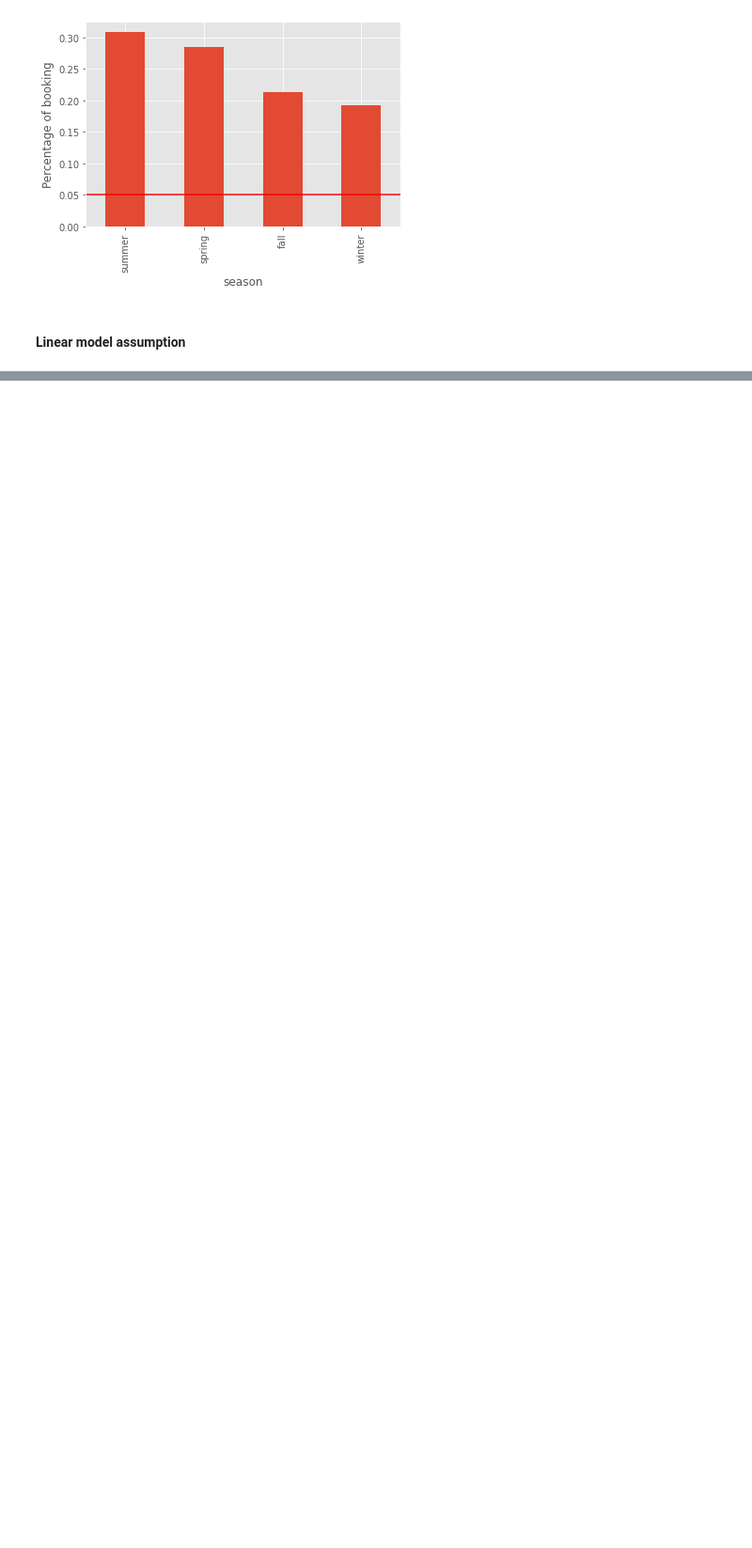
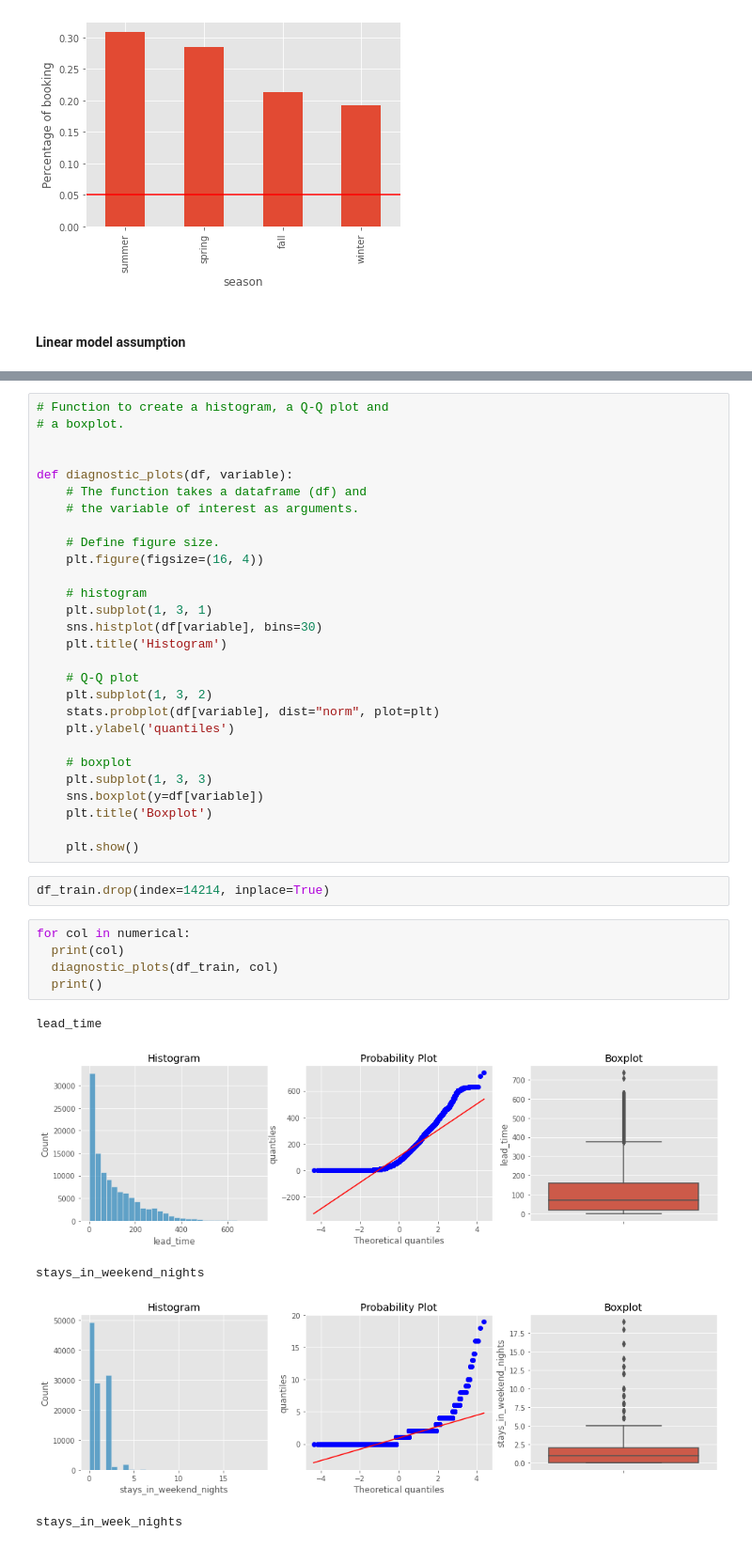
Before and after one commit to dajebbar/zoomcampML, a Jupyter notebook: midTermproject/notebook.ipynb, the cells around one changed output, grey strips where cells are left out. Shown at 94% size. Cells and saved outputs as stored; diff of their text form; blank space fills up the shorter version.

```diff
--- a/midTermproject/notebook.ipynb
+++ b/midTermproject/notebook.ipynb
@@ -580,0 +609,41 @@ plt.show()
+# %%
+# Function to create a histogram, a Q-Q plot and
+# a boxplot.
+
+
+def diagnostic_plots(df, variable):
+    # The function takes a dataframe (df) and
+    # the variable of interest as arguments.
+
+    # Define figure size.
+    plt.figure(figsize=(16, 4))
+
+    # histogram
+    plt.subplot(1, 3, 1)
+    sns.histplot(df[variable], bins=30)
+    plt.title('Histogram')
+
+    # Q-Q plot
+    plt.subplot(1, 3, 2)
+    stats.probplot(df[variable], dist="norm", plot=plt)
+    plt.ylabel('quantiles')
+
+    # boxplot
+    plt.subplot(1, 3, 3)
+    sns.boxplot(y=df[variable])
+    plt.title('Boxplot')
+
+    plt.show()
+# %%
+df_train.drop(index=14214, inplace=True)
+# %%
+for col in numerical:
+  print(col)
+  diagnostic_plots(df_train, col)
+  print()
+# %% [output]
+lead_time
+[figure, added]
+stays_in_weekend_nights
+[figure, added]
+stays_in_week_nights
```
Also changed, not shown: parts of 9 cells of this notebook.
